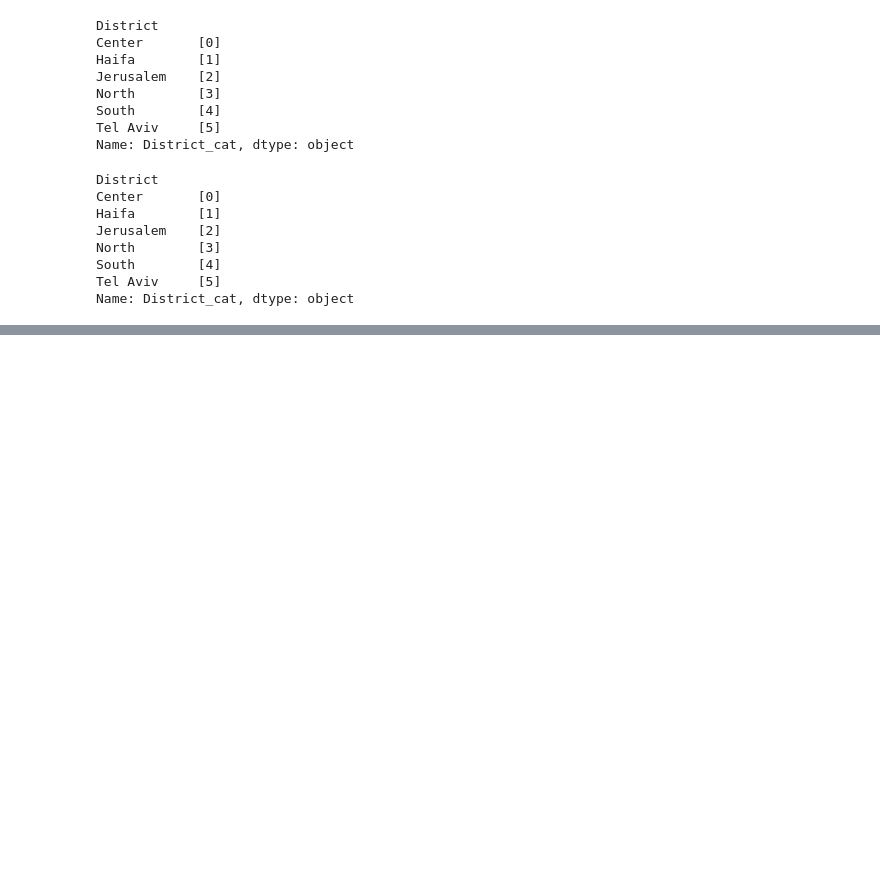
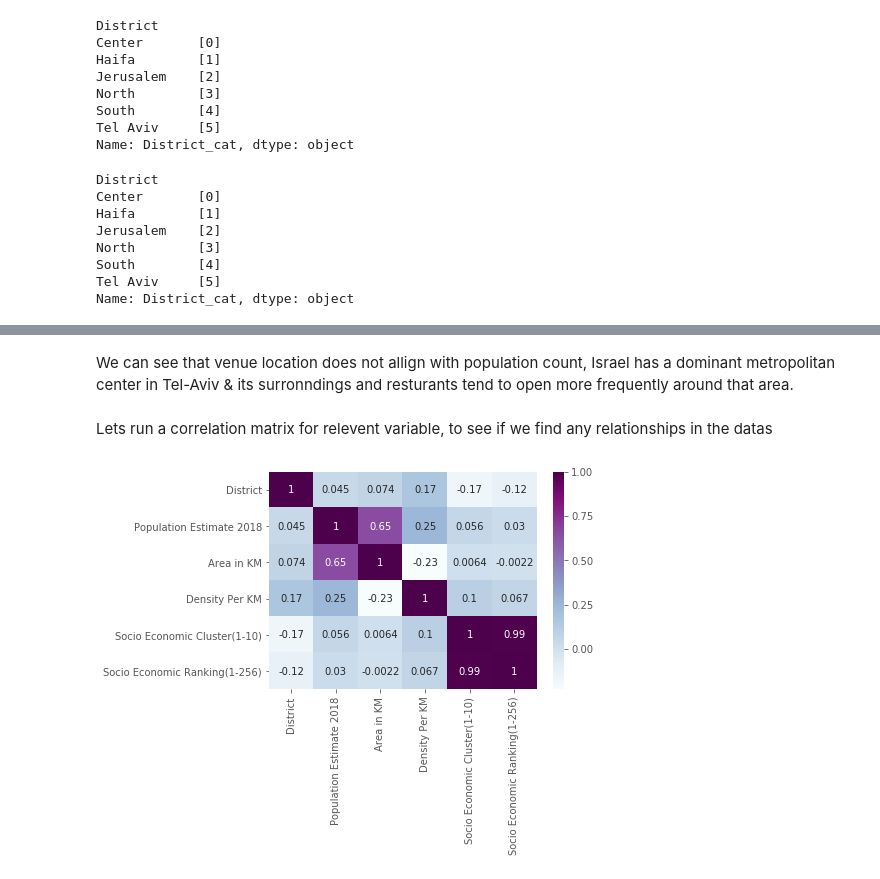
Before and after one commit to guy6400/Coursera_Capstone, a Jupyter notebook: Capstone_Project_Final.ipynb, the cells around one changed output, grey strips where cells are left out. Cells and saved outputs as stored; diff of their text form; code cells hidden in the pictures; blank space fills up the shorter version.

```diff
--- a/Capstone_Project_Final.ipynb
+++ b/Capstone_Project_Final.ipynb
@@ -1109,0 +1106,19 @@ fig.savefig('Venue_freq_compared.png')
+# %% [markdown]
+We can see that venue location does not allign with population count, Israel has a dominant metropolitan center in Tel-Aviv & its surronndings and resturants tend to open more frequently around that area.
+# %% [markdown]
+Lets run a correlation matrix for relevent variable, to see if we find any relationships in the datas
+# %%
+df_city_matrix = Israel_venues_uni[['District_cat','Population_Estimate_2018','Area_KM','Density_Per_KM','Socio_Economic_Cluster','Socio_Economic_Ranking']]
+corrMatrix = df_city_matrix.corr()
+
+x_axis_labels = ['District','Population Estimate 2018','Area in KM','Density Per KM','Socio Economic Cluster(1-10)','Socio Economic Ranking(1-256)']
+y_axis_labels = ['District','Population Estimate 2018','Area in KM','Density Per KM','Socio Economic Cluster(1-10)','Socio Economic Ranking(1-256)']
+
+sns_plot = sns.heatmap(corrMatrix, annot=True,xticklabels=x_axis_labels ,yticklabels=y_axis_labels, cmap="BuPu")
+fig = sns_plot.get_figure()
+
+
+
+fig.savefig('corr_matrix.png')
+# %% [output]
+[figure, added]
```
Also changed, not shown: parts of 9 cells of this notebook.
